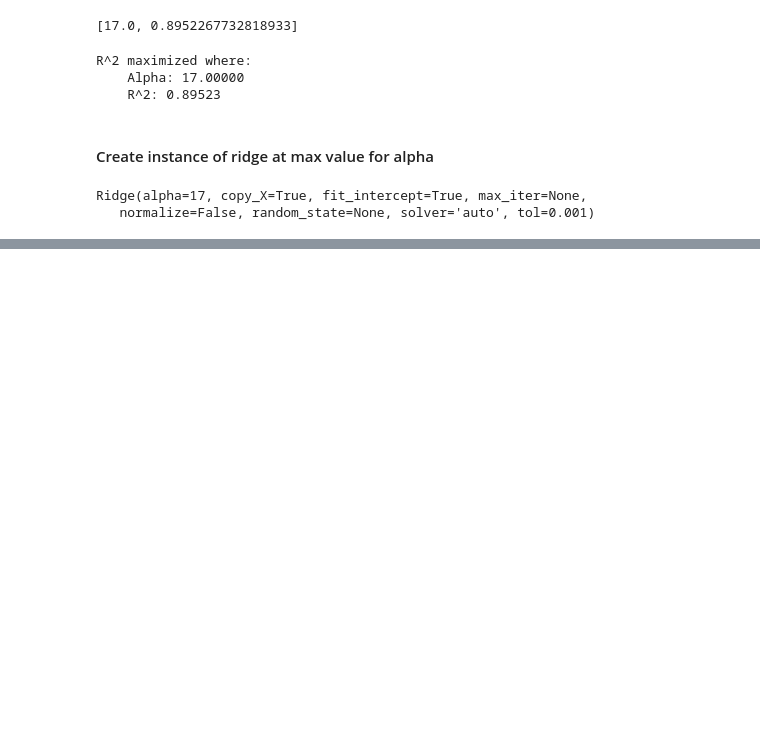
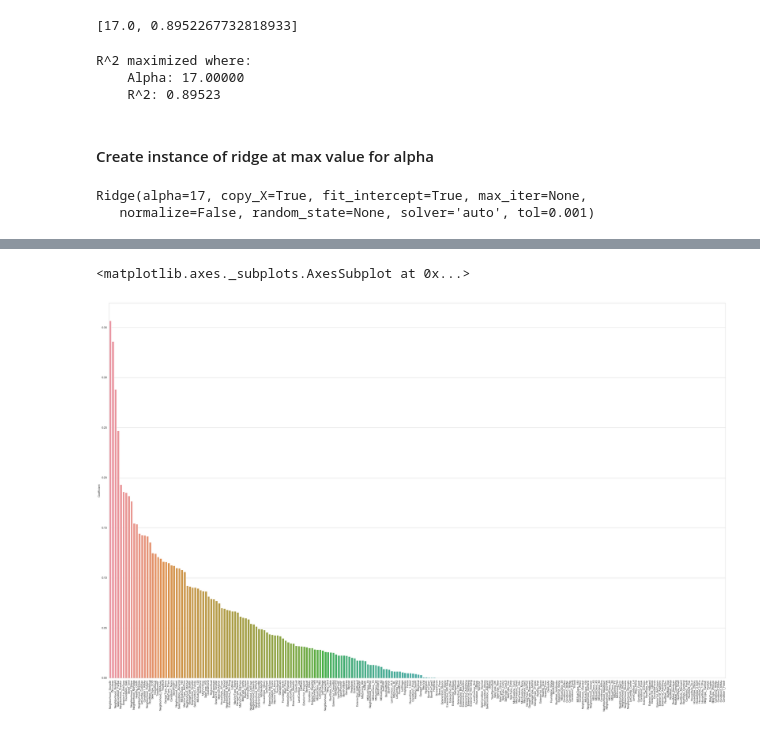
Before and after one commit to agrai1/Predicting-housing-prices, a Jupyter notebook: Housing data - ml stuff - 2.ipynb, the cells around one changed output, grey strips where cells are left out. Drawn from its saved outputs; the diff is of its cells as text; code cells hidden in the pictures; blank space fills up the shorter version.

```diff
--- a/Housing data - ml stuff - 2.ipynb
+++ b/Housing data - ml stuff - 2.ipynb
@@ -132,0 +139,2 @@ sns.barplot(x=ridge_coeffs_df.index,y='Coefficient',data=ridge_coeffs_df)
+# %%
+lasso_coeffs_abs_df = lasso_coeffs_df.abs().sort_values('Coefficient', ascending=False)
@@ -132,0 +176,7 @@ sns.barplot(x=ridge_coeffs_df.index,y='Coefficient',data=ridge_coeffs_df)
+# %%
+plt.figure(figsize=(40,25))
+plt.xticks(rotation=90)
+sns.barplot(x=lasso_coeffs_abs_df.index,y='Coefficient',data=lasso_coeffs_abs_df,)
+# %% [output]
+<matplotlib.axes._subplots.AxesSubplot at 0x...>
+[figure, added]
```
Also changed, not shown: parts of 19 cells of this notebook.
